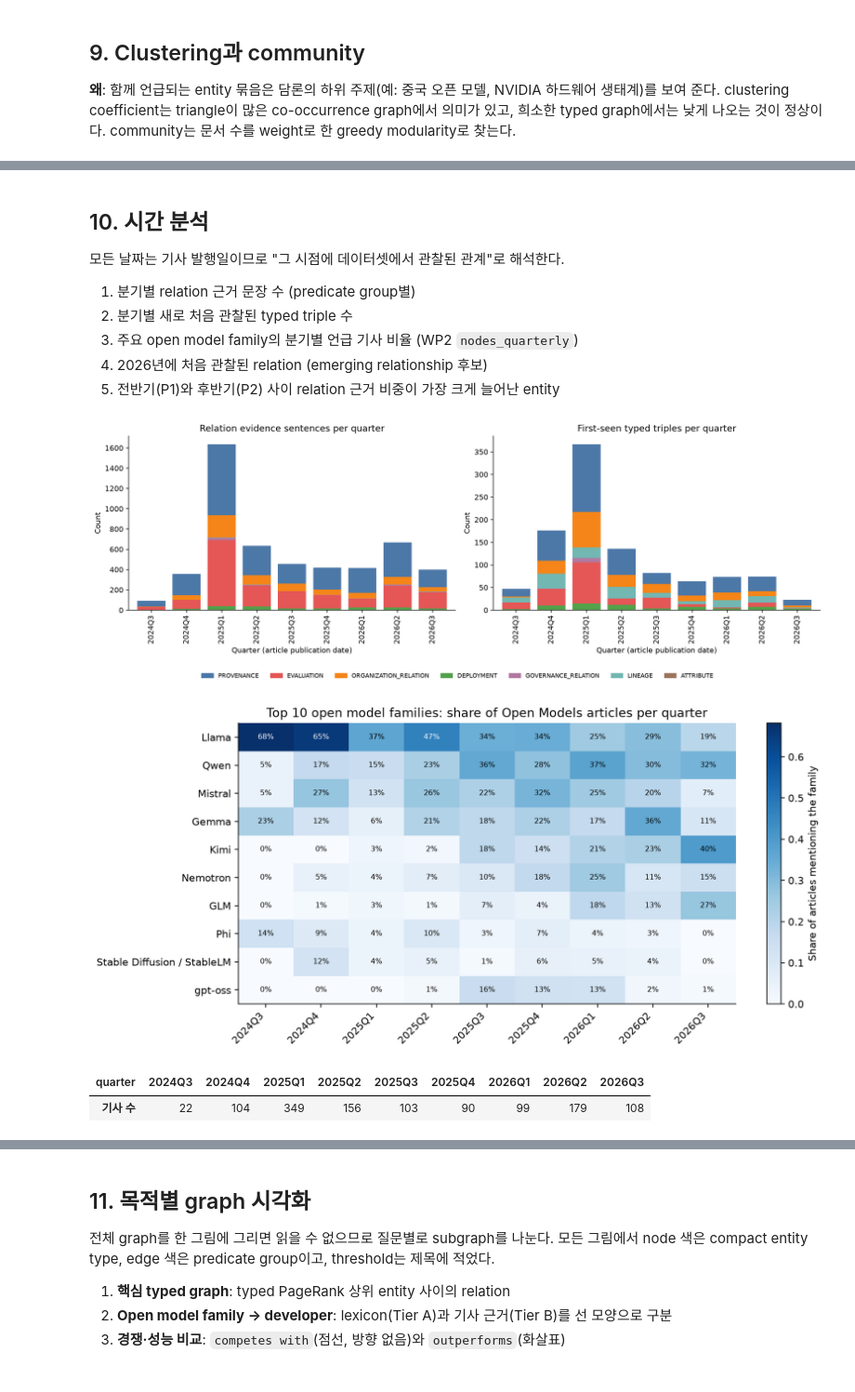
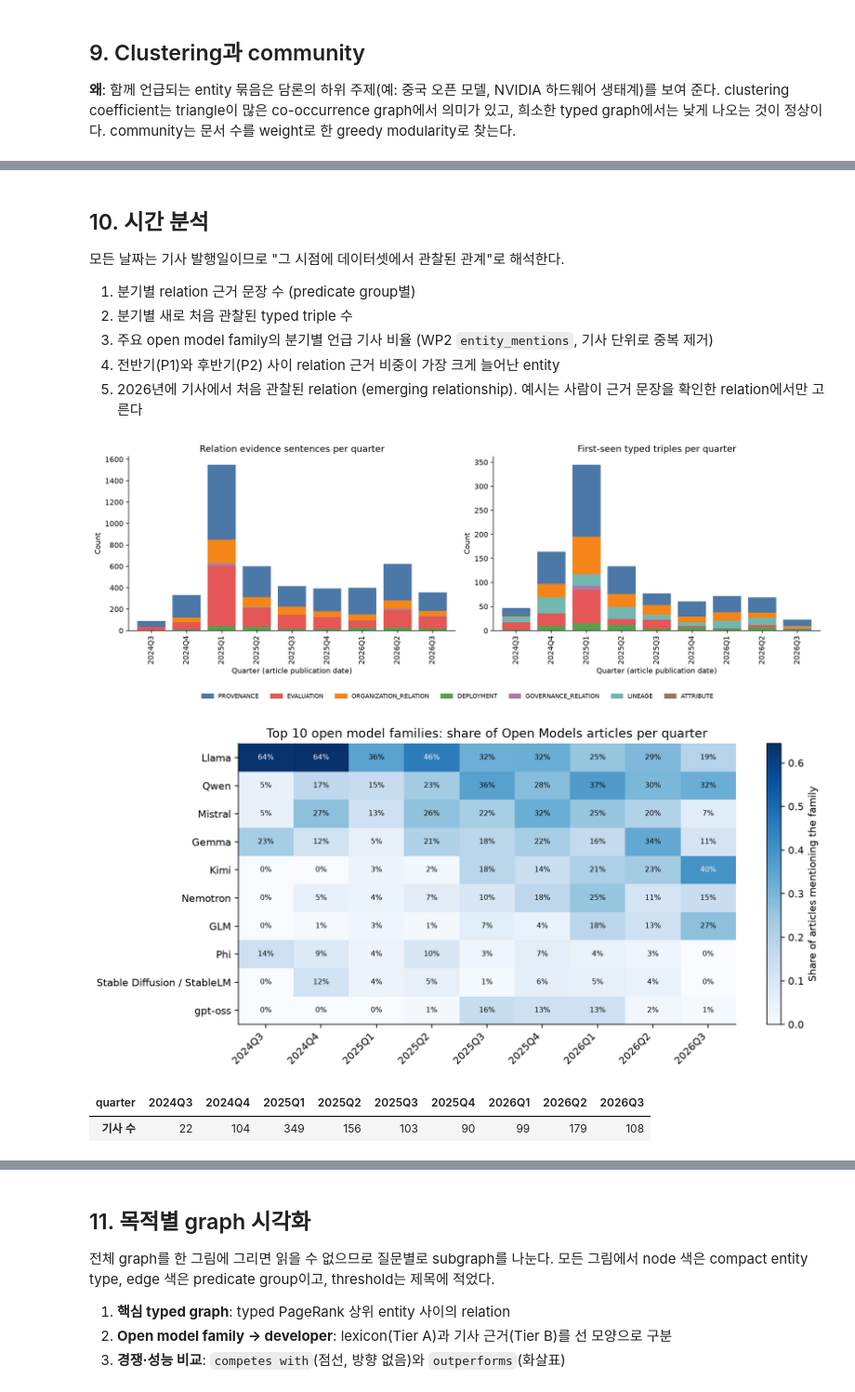
Before and after one commit to jihyeon26/2026-09-CLT-computational_language, a Jupyter notebook: notebooks/stage1_wp3_knowledge_graph_ko.ipynb, the cells around one changed output, grey strips where cells are left out. Shown at 93% size. Saved outputs shown, nothing was run; the diff lists cells and outputs as text; code cells hidden in the pictures.

```diff
--- a/notebooks/stage1_wp3_knowledge_graph_ko.ipynb
+++ b/notebooks/stage1_wp3_knowledge_graph_ko.ipynb
@@ -484,9 +489,9 @@ review_counts = review_labels.value_counts().reindex(["TRUE", "FALSE", "AMBIGUOU
 decided = int(review_counts["TRUE"] + review_counts["FALSE"])
 review_precision = review_counts["TRUE"] / decided if decided else np.nan
 GRAPH_STATUS = (
-    "human_validated_sample"
-    if review_labels.notna().sum() >= 90 and review_precision >= 0.80
-    else "candidate_pending_human_review"
+    "pending_human_review" if review_labels.notna().sum() < 90
+    else "human_validated_sample" if review_precision >= 0.80
+    else "human_reviewed_below_target"
 )
 
 supplement_review = pd.read_excel(SUPPLEMENT_REVIEW_PATH, sheet_name="Review")
@@ -517,7 +522,10 @@ final_edges["review_status"] = np.select(
 )
 COMPETES_MIN_SENTENCES = 3
 few_sentences = final_edges["relation"].eq("competes with") & (final_edges["n_distinct_sentences"] < COMPETES_MIN_SENTENCES)
-weak_competes = few_sentences & final_edges["review_status"].ne("reviewed_true")
+compact_of = compact_schema["entity_type_mapping"]
+mixed_competes = (final_edges["relation"].eq("competes with")
+                  & final_edges["head_type"].map(compact_of).ne(final_edges["tail_type"].map(compact_of)))
+weak_competes = (few_sentences | mixed_competes) & final_edges["review_status"].ne("reviewed_true")
 competes_rule_check = (final_edges[final_edges["relation"].eq("competes with") & label.isin(["TRUE", "FALSE"])]
                        .assign(rule=lambda d: np.where(few_sentences[d.index], "제외", "유지"))
                        .pipe(lambda d: pd.crosstab(d["rule"], d["review_label"]))
@@ -536,6 +544,19 @@ final_edges.loc[unlabelled & (check == "FALSE"), "review_status"] = "checked_fal
 final_edges.loc[unlabelled & (check == "TRUE") & human_checked, "review_status"] = "checked_true_human"
 final_edges.loc[unlabelled & (check == "TRUE") & ~human_checked, "review_status"] = "checked_true_ai"
 removed_by_check = final_edges[final_edges["review_status"].eq("checked_false")]
+
+# 규칙 적용 후 남는 표본의 precision (사람 TRUE 예외 없이 규칙만 적용). Reviewer_A는 규칙을 정할 때 보지 않은 표본이다
+rule_dropped = set(map(tuple, final_edges.loc[few_sentences | mixed_competes, TRIPLE].values))
+sample_eval = review.rename(columns={"predicate": "relation"}).assign(
+    label=review_labels.values, kept=lambda d: [tuple(k) not in rule_dropped for k in d[TRIPLE].values])
+def precision_of(rows):
+    t, f = int(rows["label"].eq("TRUE").sum()), int(rows["label"].eq("FALSE").sum())
+    return pd.Series({"TRUE": t, "FALSE": f, "precision": round(t / (t + f), 3) if t + f else np.nan})
+post_rule_precision = pd.DataFrame({
+    "전체 표본": precision_of(sample_eval),
+    "규칙 적용 후 남는 표본": precision_of(sample_eval[sample_eval["kept"]]),
+    **{f"규칙 적용 후 · {name}": precision_of(rows[rows["kept"]]) for name, rows in sample_eval.groupby("reviewer_assignment")},
+}).T
 final_edges = final_edges[~final_edges["review_status"].isin(["reviewed_false", "weak_competes", "checked_false"])].reset_index(drop=True)
 
 display(pd.DataFrame(
@@ -545,7 +566,7 @@ display(pd.DataFrame(
         ("TRUE / FALSE / AMBIGUOUS", " / ".join(str(int(v)) for v in review_counts)),
         ("Tier B 표본 precision", "검수 전" if np.isnan(review_precision) else f"{review_precision:.3f}"),
         ("FALSE로 제외한 triple", int(label.eq("FALSE").sum())),
-        (f"근거 {COMPETES_MIN_SENTENCES}문장 미만 competes with 제외 (FALSE 제외)", int((weak_competes & label.ne("FALSE")).sum())),
+        (f"competes with 규칙(근거 {COMPETES_MIN_SENTENCES}문장 미만, 모델–회사 혼합)으로 제외 (FALSE 제외)", int((weak_competes & label.ne("FALSE")).sum())),
         ("insight relation 대조로 제외 (사람 확인)", len(removed_by_check)),
         ("최종 graph triple", len(final_edges)),
         ("graph 상태", GRAPH_STATUS),
@@ -553,6 +574,7 @@ display(pd.DataFrame(
     columns=["항목", "값"],
 ))
 display(competes_rule_check)
+display(post_rule_precision)
 display(supplement_summary)
 display(insight_check.merge(removed_by_check[TRIPLE], on=TRIPLE)["error_type"].value_counts()
         .rename_axis("insight 대조 FALSE 오류 유형").reset_index(name="triple 수"))
@@ -1249,9 +1286,9 @@ display(Markdown(f'''
 
 1. 분기별 relation 근거 문장 수 (predicate group별)
 2. 분기별 새로 처음 관찰된 typed triple 수
-3. 주요 open model family의 분기별 언급 기사 비율 (WP2 `nodes_quarterly`)
-4. 2026년에 처음 관찰된 relation (emerging relationship 후보)
-5. 전반기(P1)와 후반기(P2) 사이 relation 근거 비중이 가장 크게 늘어난 entity
+3. 주요 open model family의 분기별 언급 기사 비율 (WP2 `entity_mentions`, 기사 단위로 중복 제거)
+4. 전반기(P1)와 후반기(P2) 사이 relation 근거 비중이 가장 크게 늘어난 entity
+5. 2026년에 기사에서 처음 관찰된 relation (emerging relationship). 예시는 사람이 근거 문장을 확인한 relation에서만 고른다
 # %%
 dated = assertions[assertions["extraction_method"] == "glirel"].copy()
 dated["quarter"] = pd.to_datetime(dated["published_at"]).dt.to_period("Q").astype(str)
@@ -1264,41 +1301,42 @@ new_edges["quarter"] = pd.to_datetime(new_edges["first_seen"]).dt.to_period("Q")
 quarterly_new_edges = new_edges.pivot_table(index="quarter", columns="predicate_group", values="predicate",
                                             aggfunc="count", fill_value=0)
 
-mentions = pd.read_csv(WP2_INPUT_DIR / "entity_mentions.csv", usecols=["doc_id", "quarter"])
+mentions = pd.read_csv(WP2_INPUT_DIR / "entity_mentions.csv", usecols=["entity_id", "doc_id", "quarter"])
 documents_per_quarter = mentions.drop_duplicates("doc_id")["quarter"].value_counts().sort_index()
 families = nodes_kg[nodes_kg["is_open_model_family"]].set_index("entity_id")["canonical_name"]
-family_quarterly = nodes_quarterly.assign(entity_id=nodes_quarterly["entity_id"].map(id_map))
-family_quarterly = (family_quarterly[family_quarterly["entity_id"].isin(families.index)]
-                    .groupby(["entity_id", "quarter"])["n_docs"].sum().unstack(fill_value=0))
+family_mentions = mentions.assign(entity_id=mentions["entity_id"].map(id_map))
+family_quarterly = (family_mentions[family_mentions["entity_id"].isin(families.index)]
+                    .drop_duplicates(["entity_id", "doc_id"])  # 병합된 여러 이름이 한 기사에 나와도 한 번만 센다
+                    .groupby(["entity_id", "quarter"]).size().unstack(fill_value=0))
 family_share = family_quarterly.div(documents_per_quarter.reindex(family_quarterly.columns), axis=1)
 top_families = family_quarterly.sum(axis=1).nlargest(10).index
 family_share = family_share.loc[top_families].rename(index=families)
 
 fig, axes = plt.subplots(1, 2, figsize=(14, 5))
 for ax, table, title in [(axes[0], quarterly_assertions, "Relation evidence sentences per quarter"),
                          (axes[1], quarterly_new_edges, "First-seen typed triples per quarter")]:
     table.plot(ax=ax, kind="bar", stacked=True, width=0.8,
                color=[GROUP_COLORS.get(c, "#BAB0AC") for c in table.columns], legend=False)
     ax.set(title=title, xlabel="Quarter (article publication date)", ylabel="Count")
 handles = [Patch(color=GROUP_COLORS[g], label=g) for g in GROUP_COLORS if g in set(quarterly_assertions.columns)]
 fig.legend(handles=handles, loc="lower center", ncol=len(handles), frameon=False, fontsize=8)
 fig.tight_layout(rect=(0, 0.07, 1, 1))
 save_figure(fig, "04_quarterly_relations.png")
 
 fig, ax = plt.subplots(figsize=(11, 5))
 image = ax.imshow(family_share.values, aspect="auto", cmap="Blues")
 ax.set_xticks(range(family_share.shape[1]), family_share.columns, rotation=45, ha="right")
 ax.set_yticks(range(family_share.shape[0]), family_share.index)
 for (i, j), value in np.ndenumerate(family_share.values):
     ax.text(j, i, f"{value:.0%}", ha="center", va="center", fontsize=7,
             color="white" if value > family_share.values.max() * 0.6 else "black")
 fig.colorbar(image, ax=ax, label="Share of articles mentioning the family")
 ax.set_title("Top 10 open model families: share of Open Models articles per quarter")
 save_figure(fig, "05_family_quarterly_share.png")
 display(documents_per_quarter.rename("기사 수").to_frame().T)
 # %% [output]
-[figure, old version]
+[figure, new version]
-[figure, old version]
+[figure, new version]
 | quarter | 2024Q3 | 2024Q4 | 2025Q1 | 2025Q2 | 2025Q3 | 2025Q4 | 2026Q1 | 2026Q2 | 2026Q3 |
 | 기사 수 | 22 | 104 | 349 | 156 | 103 | 90 | 99 | 179 | 108 |
 # %%
```
Also changed, not shown: parts of 23 cells of this notebook, 4 other files.
